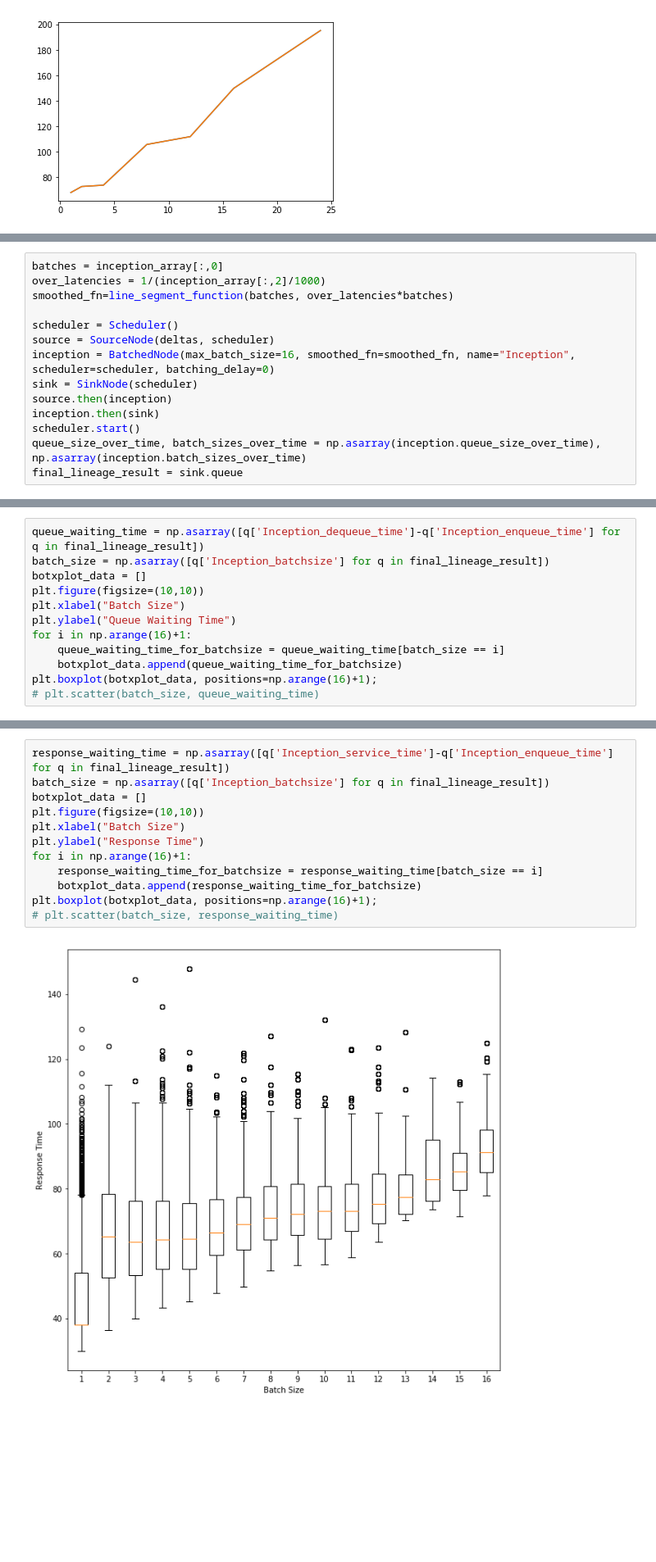
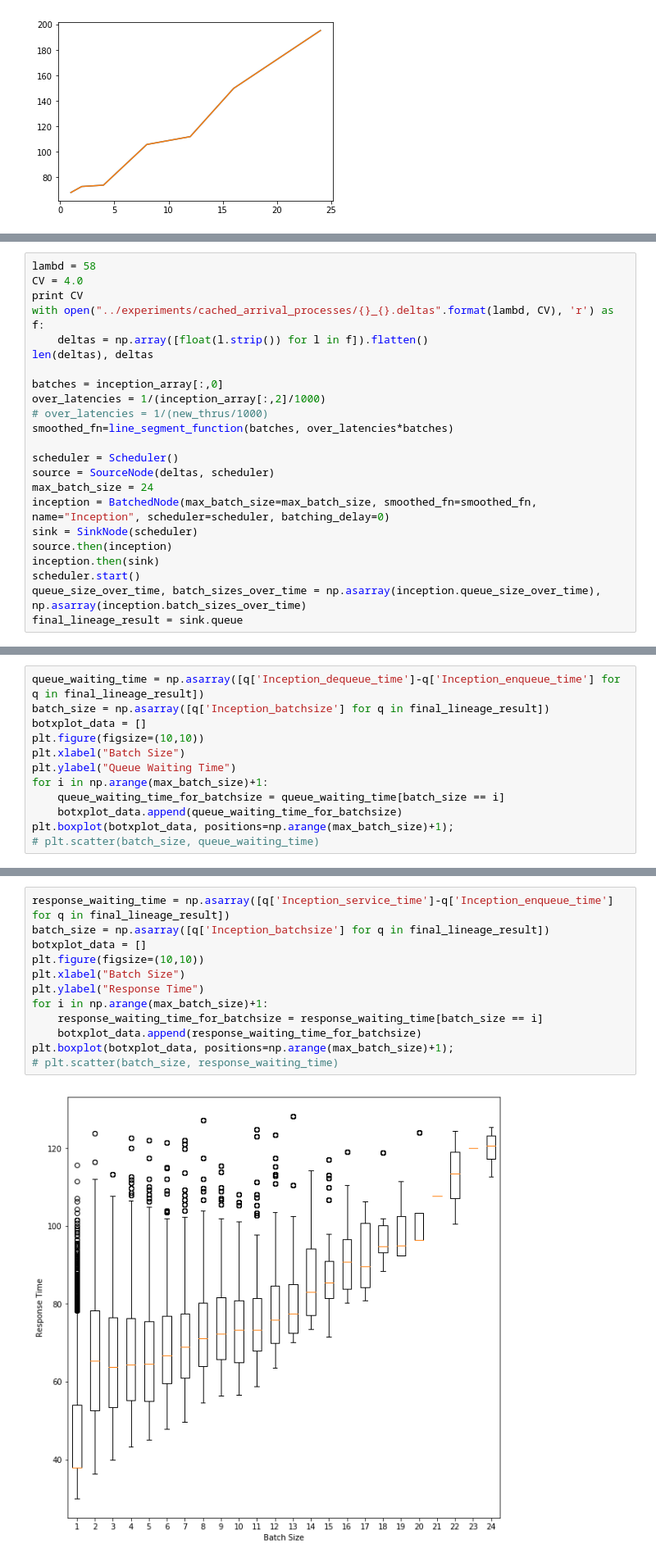
Before and after one commit to EyalSel/plots-model-comp-paper, a Jupyter notebook: plotting/Sim_Eyal.ipynb, the cells around one changed output, grey strips where cells are left out. Shown: that part at 82% size. Drawn from its saved outputs; the diff is of its cells as text; blank space fills up the shorter version.

```diff
--- a/plotting/Sim_Eyal.ipynb
+++ b/plotting/Sim_Eyal.ipynb
@@ -177,13 +244,22 @@ class SinkNode(Node):
             print self.counter
         self.queue.append(query)
 # %%
+lambd = 58
+CV = 4.0
+print CV
+with open("../experiments/cached_arrival_processes/{}_{}.deltas".format(lambd, CV), 'r') as f:
+    deltas = np.array([float(l.strip()) for l in f]).flatten()
+len(deltas), deltas
+
 batches = inception_array[:,0]
 over_latencies = 1/(inception_array[:,2]/1000)
+# over_latencies = 1/(new_thrus/1000)
 smoothed_fn=line_segment_function(batches, over_latencies*batches)
 
 scheduler = Scheduler()
 source = SourceNode(deltas, scheduler)
-inception = BatchedNode(max_batch_size=16, smoothed_fn=smoothed_fn, name="Inception", scheduler=scheduler, batching_delay=0)
+max_batch_size = 24
+inception = BatchedNode(max_batch_size=max_batch_size, smoothed_fn=smoothed_fn, name="Inception", scheduler=scheduler, batching_delay=0)
 sink = SinkNode(scheduler)
 source.then(inception)
 inception.then(sink)
@@ -229,9 +308,9 @@ botxplot_data = []
 plt.figure(figsize=(10,10))
 plt.xlabel("Batch Size")
 plt.ylabel("Queue Waiting Time")
-for i in np.arange(16)+1:
+for i in np.arange(max_batch_size)+1:
     queue_waiting_time_for_batchsize = queue_waiting_time[batch_size == i]
     botxplot_data.append(queue_waiting_time_for_batchsize)
-plt.boxplot(botxplot_data, positions=np.arange(16)+1);
+plt.boxplot(botxplot_data, positions=np.arange(max_batch_size)+1);
 # plt.scatter(batch_size, queue_waiting_time)
 # %% [output]
@@ -239,14 +318,14 @@ plt.boxplot(botxplot_data, positions=np.arange(16)+1);
 # %%
 response_waiting_time = np.asarray([q['Inception_service_time']-q['Inception_enqueue_time'] for q in final_lineage_result])
 batch_size = np.asarray([q['Inception_batchsize'] for q in final_lineage_result])
 botxplot_data = []
 plt.figure(figsize=(10,10))
 plt.xlabel("Batch Size")
 plt.ylabel("Response Time")
-for i in np.arange(16)+1:
+for i in np.arange(max_batch_size)+1:
     response_waiting_time_for_batchsize = response_waiting_time[batch_size == i]
     botxplot_data.append(response_waiting_time_for_batchsize)
-plt.boxplot(botxplot_data, positions=np.arange(16)+1);
+plt.boxplot(botxplot_data, positions=np.arange(max_batch_size)+1);
 # plt.scatter(batch_size, response_waiting_time)
 # %% [output]
-[figure, old version]
+[figure, new version]
```
Also changed, not shown: parts of 10 cells of this notebook, 3 other files.
